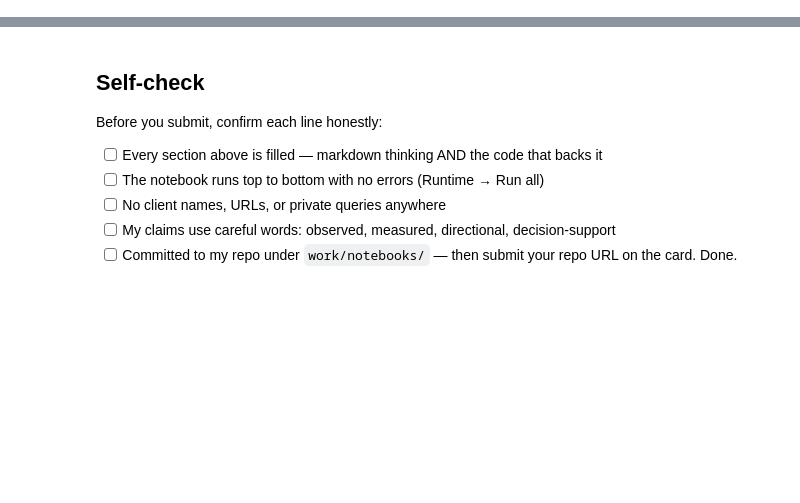
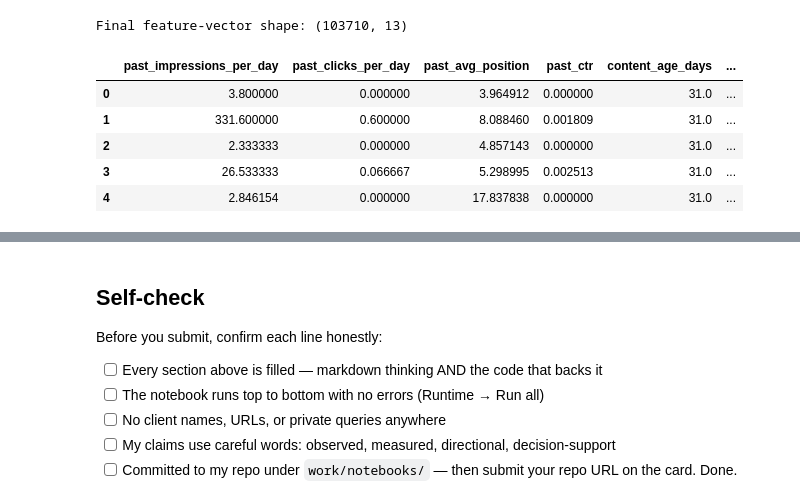
Before and after one commit to exoxeph/flyrank-ml-internship, a Jupyter notebook: work/notebooks/w03_feature_leakage_check.ipynb, the cells around one changed output, grey strips where cells are left out. Cells and saved outputs as stored; diff of their text form; code cells hidden in the pictures; blank space fills up the shorter version.

```diff
--- a/work/notebooks/w03_feature_leakage_check.ipynb
+++ b/work/notebooks/w03_feature_leakage_check.ipynb
@@ -36,0 +307,70 @@ This skeleton is yours to fill. Work the sections **in order** — each one has
+# %%
+from sklearn.compose import ColumnTransformer
+from sklearn.pipeline import Pipeline
+from sklearn.impute import SimpleImputer
+from sklearn.preprocessing import OneHotEncoder
+
+numeric_pipeline = Pipeline(
+    steps=[
+        (
+            "imputer",
+            SimpleImputer(strategy="median")
+        )
+    ]
+)
+
+categorical_pipeline = Pipeline(
+    steps=[
+        (
+            "imputer",
+            SimpleImputer(
+                strategy="constant",
+                fill_value="MISSING"
+            )
+        ),
+        (
+            "onehot",
+            OneHotEncoder(
+                handle_unknown="ignore",
+                sparse_output=False
+            )
+        )
+    ]
+)
+
+preprocessor = ColumnTransformer(
+    transformers=[
+        (
+            "numeric",
+            numeric_pipeline,
+            NUMERIC_FEATURES
+        ),
+        (
+            "categorical",
+            categorical_pipeline,
+            CATEGORICAL_FEATURES
+        ),
+    ],
+    verbose_feature_names_out=False,
+)
+
+X = preprocessor.fit_transform(X_raw)
+
+feature_names = preprocessor.get_feature_names_out()
+
+X = pd.DataFrame(
+    X,
+    columns=feature_names,
+    index=X_raw.index,
+)
+
+print("Final feature-vector shape:", X.shape)
+display(X.head())
+# %% [output]
+Final feature-vector shape: (103710, 13)
+|  | past_impressions_per_day | past_clicks_per_day | past_avg_position | past_ctr | content_age_days | ... |
+| 0 | 3.800000 | 0.000000 | 3.964912 | 0.000000 | 31.0 | ... |
+| 1 | 331.600000 | 0.600000 | 8.088460 | 0.001809 | 31.0 | ... |
+| 2 | 2.333333 | 0.000000 | 4.857143 | 0.000000 | 31.0 | ... |
+| 3 | 26.533333 | 0.066667 | 5.298995 | 0.002513 | 31.0 | ... |
+| 4 | 2.846154 | 0.000000 | 17.837838 | 0.000000 | 31.0 | ... |
```
Also changed, not shown: parts of 32 cells of this notebook.
